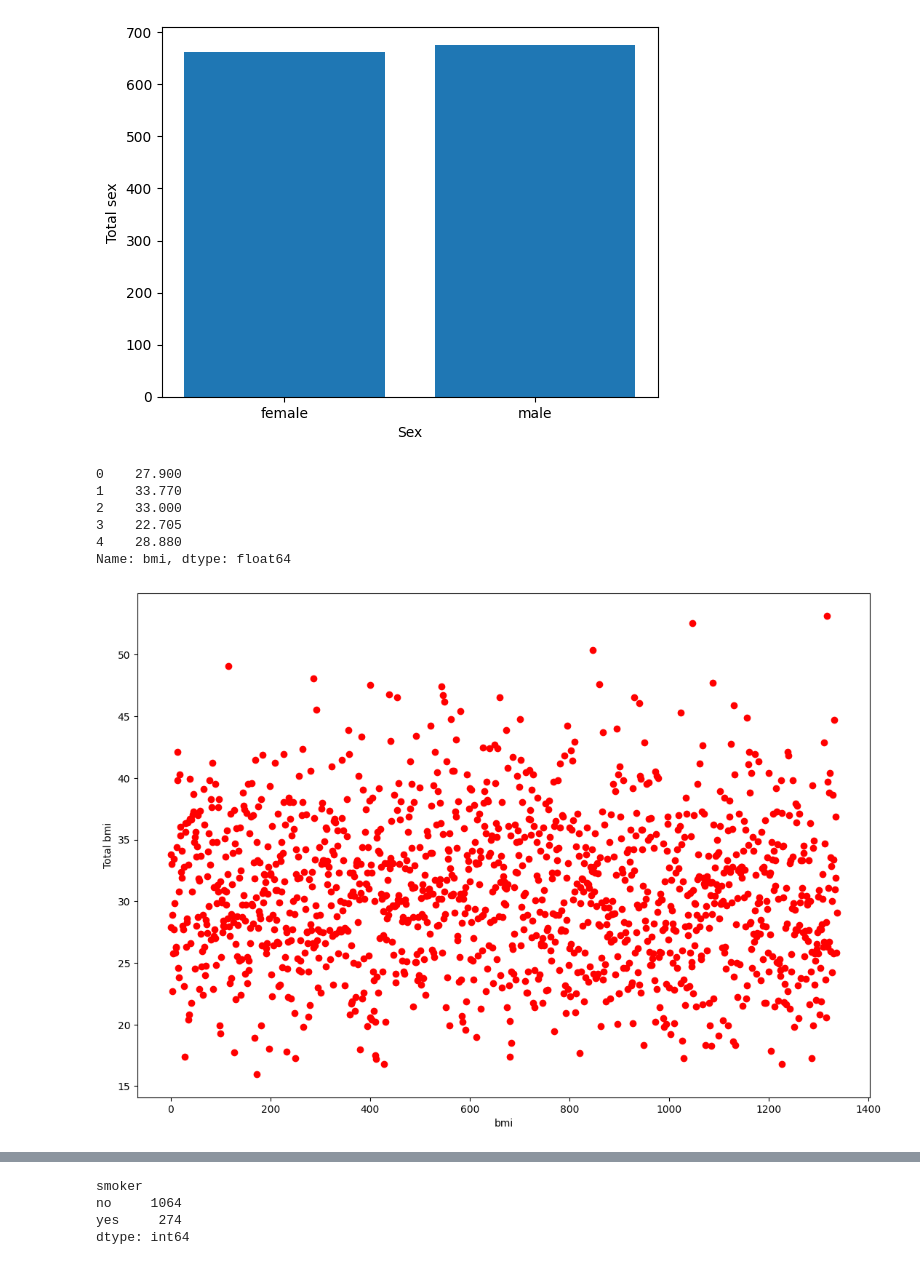
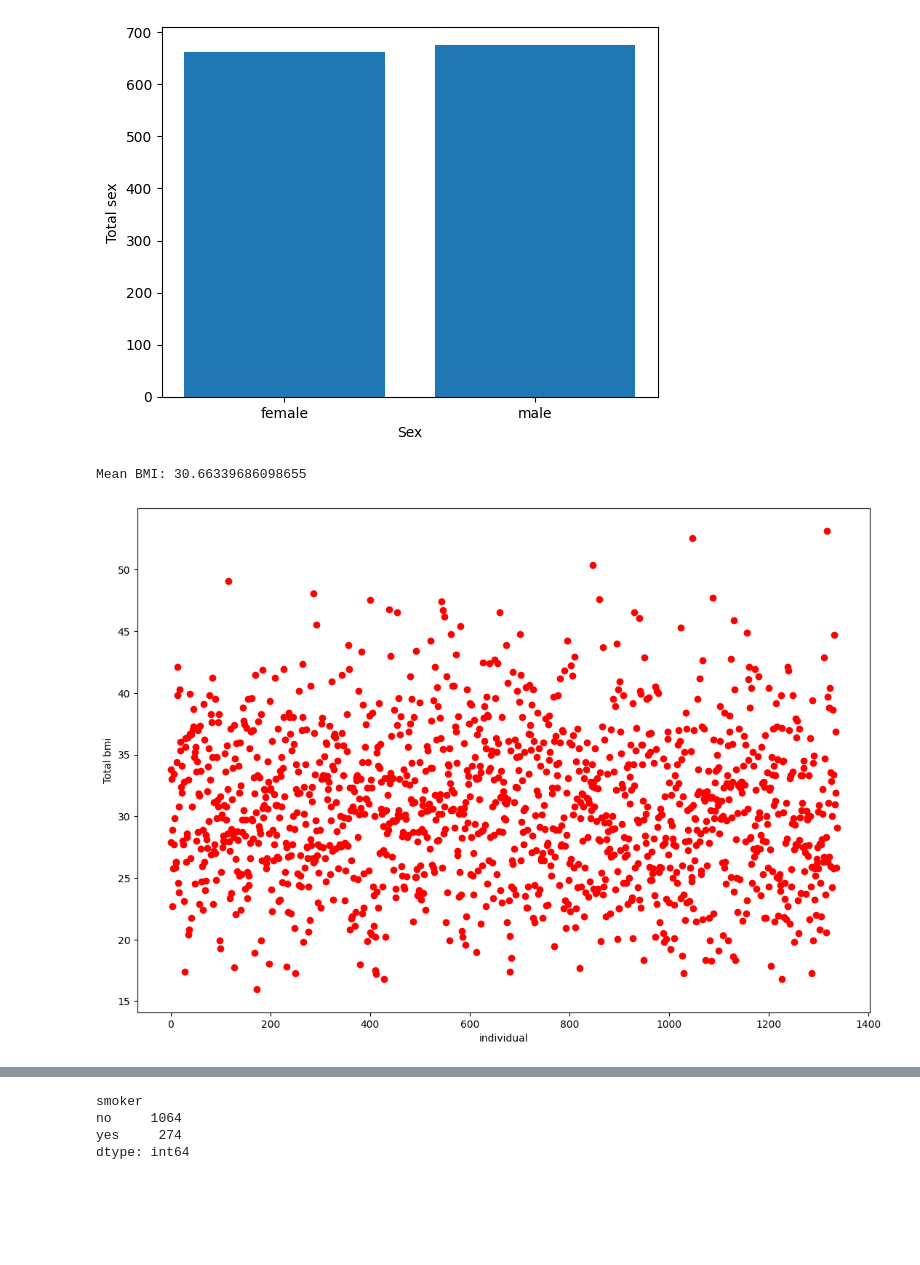
Before and after one commit to ryrichard/InsurancePrediction, a Jupyter notebook: HealthInsurancePredictionWithNN.ipynb, the cells around one changed output, grey strips where cells are left out. Cells and saved outputs as stored; diff of their text form; code cells hidden in the pictures; blank space fills up the shorter version.

```diff
--- a/HealthInsurancePredictionWithNN.ipynb
+++ b/HealthInsurancePredictionWithNN.ipynb
@@ -87,21 +95,16 @@ dtype: int64
 [figure]
 # %%
 # looks for imbalance in bmi. Skewed heavily towards the middle
-print(df.bmi.head())
+print("Mean BMI:", df.bmi.mean())
 
 plt.figure(figsize=(13,9))
 plt.plot(df.bmi, 'ro')
 plt.ylabel("Total bmi")
-plt.xlabel("bmi")
+plt.xlabel("individual")
 plt.show()
 # %% [output]
-0    27.900
-1    33.770
-2    33.000
-3    22.705
-4    28.880
-Name: bmi, dtype: float64
+Mean BMI: 30.66339686098655
-[figure, old version]
+[figure, new version]
 # %%
 # looks for imbalance in children. Skewed towards lower numbers
 children = df.groupby("children").size()
```
Also changed, not shown: parts of 27 cells of this notebook.
